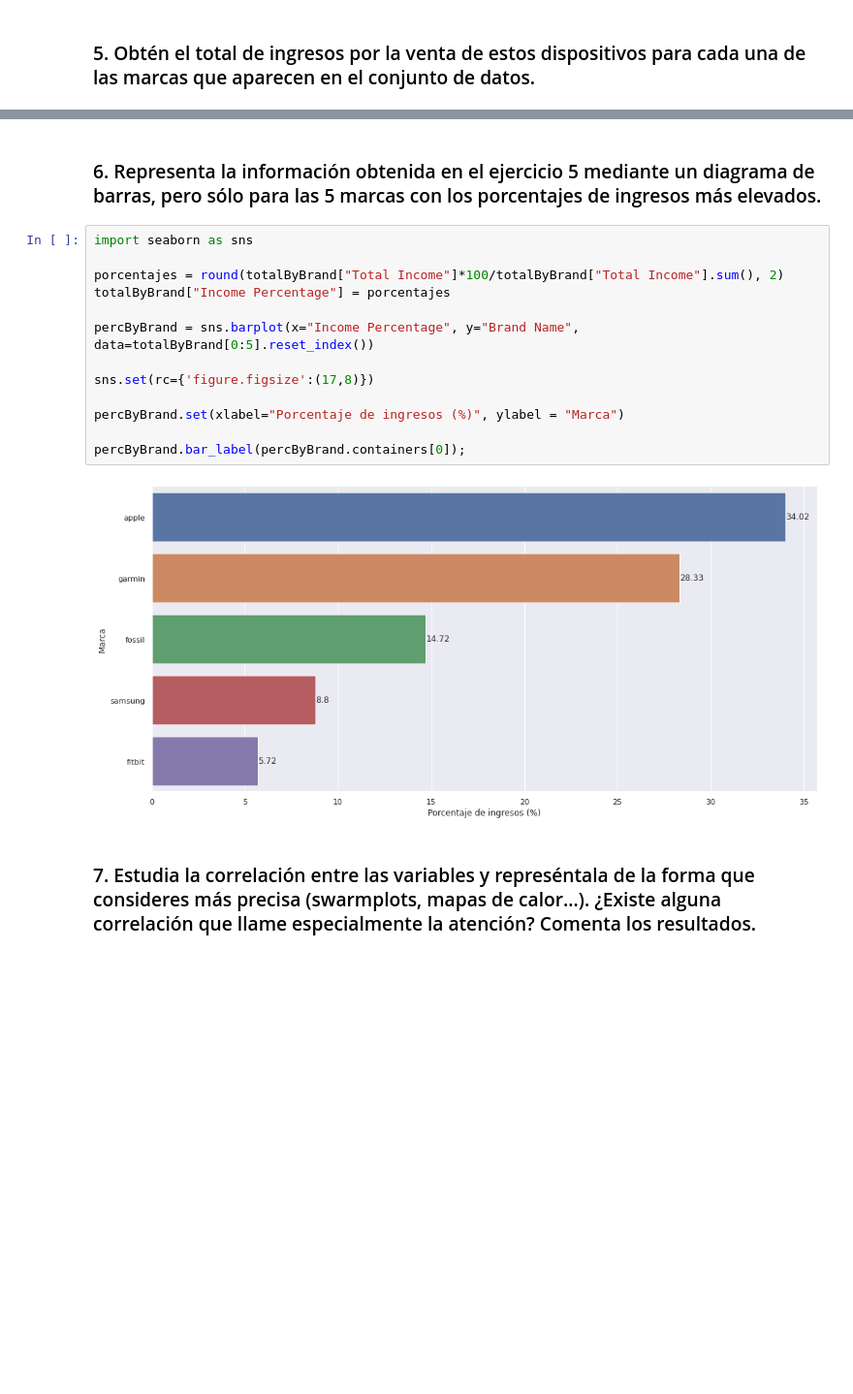
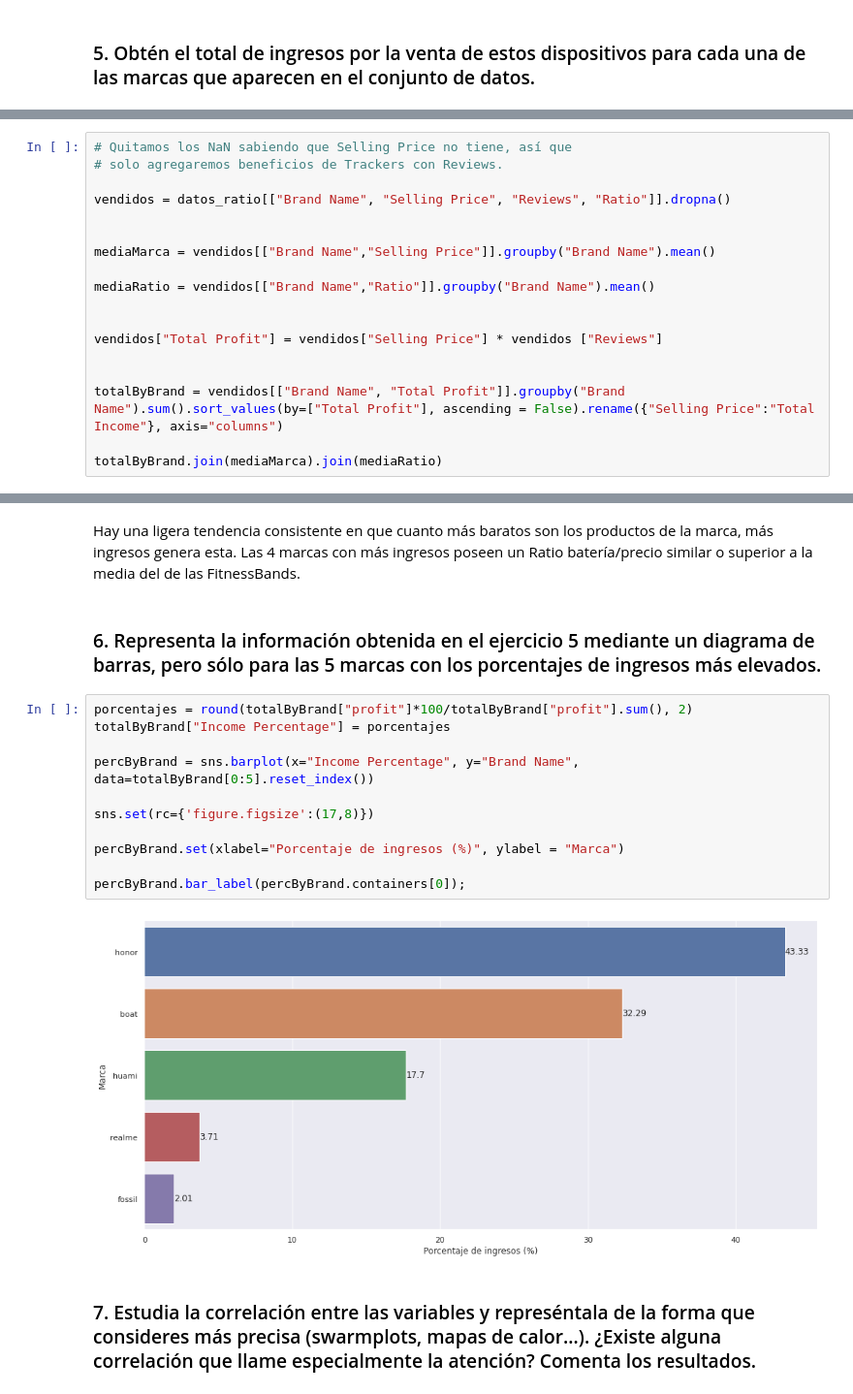
Before and after one commit to afercaceres/Fitness_Trackers, a Jupyter notebook: practica_python.ipynb, the cells around one changed output, grey strips where cells are left out. Shown at 97% size. Saved outputs shown, nothing was run; the diff lists cells and outputs as text; blank space fills up the shorter version.

```diff
--- a/practica_python.ipynb
+++ b/practica_python.ipynb
@@ -848,0 +847,18 @@ La marca que más ingresos ha obtenido en total es Apple.
+# %%
+# Quitamos los NaN sabiendo que Selling Price no tiene, así que
+# solo agregaremos beneficios de Trackers con Reviews.
+
+vendidos = datos_ratio[["Brand Name", "Selling Price", "Reviews", "Ratio"]].dropna()
+
+
+mediaMarca = vendidos[["Brand Name","Selling Price"]].groupby("Brand Name").mean()
+
+mediaRatio = vendidos[["Brand Name","Ratio"]].groupby("Brand Name").mean()
+
+
+vendidos["Total Profit"] = vendidos["Selling Price"] * vendidos ["Reviews"]
+
+
+totalByBrand = vendidos[["Brand Name", "Total Profit"]].groupby("Brand Name").sum().sort_values(by=["Total Profit"], ascending = False).rename({"Selling Price":"Total Income"}, axis="columns")
+
+totalByBrand.join(mediaMarca).join(mediaRatio)
@@ -849,20 +875,20 @@ La marca que más ingresos ha obtenido en total es Apple.
+# %% [markdown]
+Hay una ligera tendencia consistente en que cuanto más baratos son los productos de la marca, más ingresos genera esta. Las 4 marcas con más ingresos poseen un Ratio batería/precio similar o superior a la media del de las FitnessBands.
 # %% [markdown]
 ### 6. Representa la información obtenida en el ejercicio 5 mediante un diagrama de barras, pero sólo para las 5 marcas con los porcentajes de ingresos más elevados.
 # %%
-import seaborn as sns
-
-porcentajes = round(totalByBrand["Total Income"]*100/totalByBrand["Total Income"].sum(), 2)
+porcentajes = round(totalByBrand["profit"]*100/totalByBrand["profit"].sum(), 2)
 totalByBrand["Income Percentage"] = porcentajes
 
 percByBrand = sns.barplot(x="Income Percentage", y="Brand Name", data=totalByBrand[0:5].reset_index())
 
 sns.set(rc={'figure.figsize':(17,8)})
 
 percByBrand.set(xlabel="Porcentaje de ingresos (%)", ylabel = "Marca")
 
 percByBrand.bar_label(percByBrand.containers[0]);
 # %% [output]
-[figure, old version]
+[figure, new version]
 # %% [markdown]
 ### 7. Estudia la correlación entre las variables y represéntala de la forma que consideres más precisa (swarmplots, mapas de calor…). ¿Existe alguna correlación que llame especialmente la atención? Comenta los resultados.
 # %%
```
Also changed, not shown: parts of 19 cells of this notebook.
